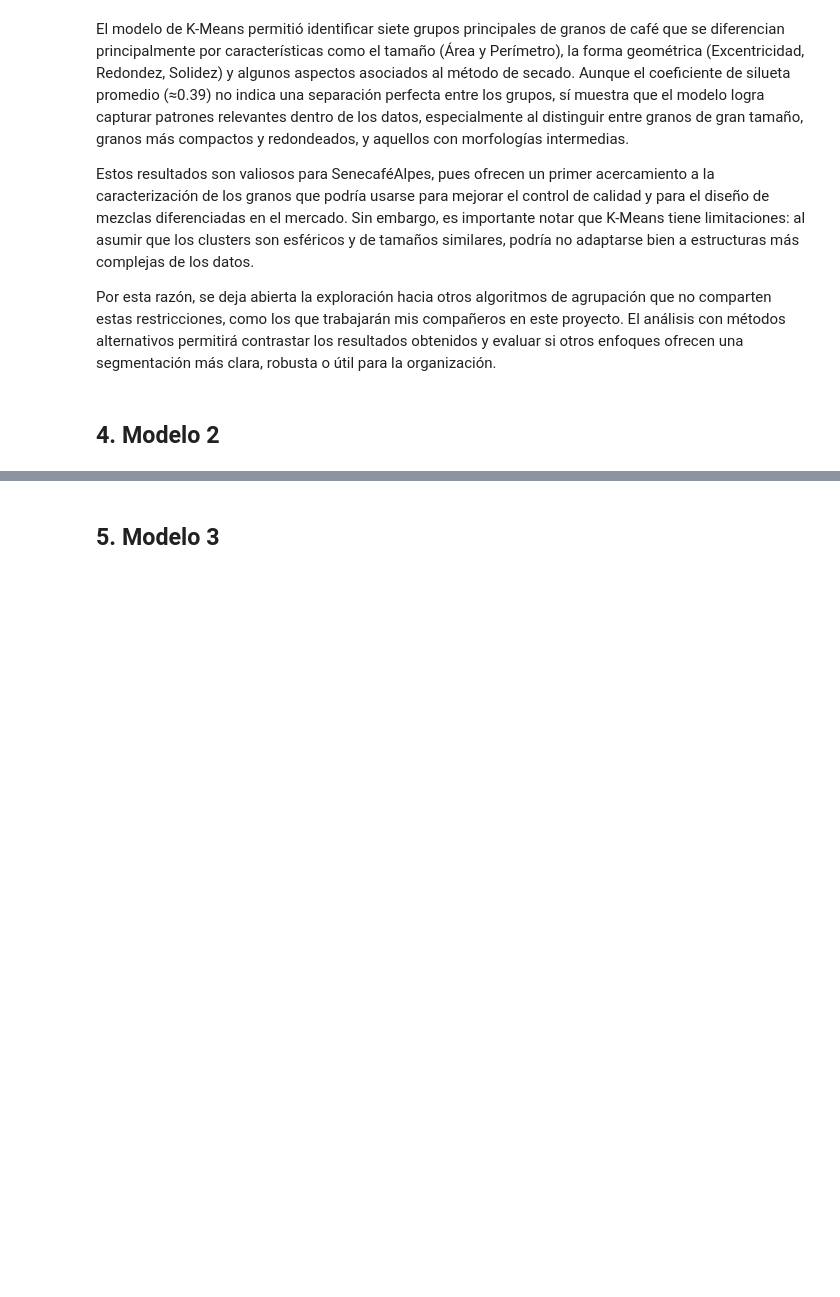
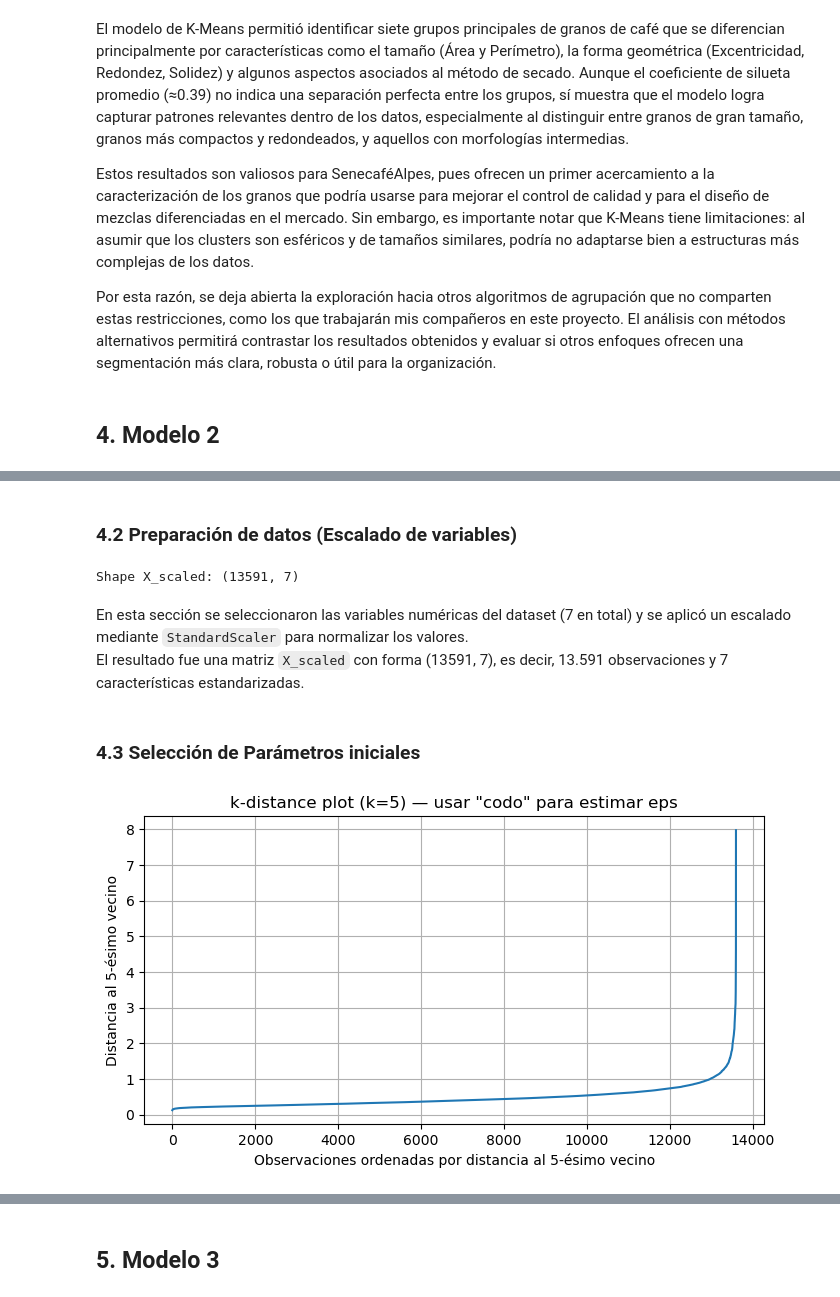
Before and after one commit to aneira3/Laboratorio2_BI, a Jupyter notebook: lab2.ipynb, the cells around one changed output, grey strips where cells are left out. Saved outputs shown, nothing was run; the diff lists cells and outputs as text; code cells hidden in the pictures; blank space fills up the shorter version.

```diff
--- a/lab2.ipynb
+++ b/lab2.ipynb
@@ -468,0 +480,34 @@ Por esta razón, se deja abierta la exploración hacia otros algoritmos de agrup
+# %% [markdown]
+### 4.2 Preparación de datos (Escalado de variables)
+# %%
+num_col = df.select_dtypes(include=["float64", "int64"]).columns.tolist()
+X = df[num_cols].copy()
+# %%
+# --- 2) Escalado ---
+scaler = StandardScaler()
+X_scaled = scaler.fit_transform(X)
+
+print("Shape X_scaled:", X_scaled.shape)
+# %% [output]
+Shape X_scaled: (13591, 7)
+# %% [markdown]
+En esta sección se seleccionaron las variables numéricas del dataset (7 en total) y se aplicó un escalado mediante `StandardScaler` para normalizar los valores.
+El resultado fue una matriz `X_scaled` con forma (13591, 7), es decir, 13.591 observaciones y 7 características estandarizadas.
+# %% [markdown]
+### 4.3 Selección de Parámetros iniciales
+# %%
+# --- 3) Ayuda para escoger eps: k-distance plot (k = min_samples-1) ---
+k = 5
+nbrs = NearestNeighbors(n_neighbors=k).fit(X_scaled)
+distances, indices = nbrs.kneighbors(X_scaled)
+k_distances = np.sort(distances[:, k-1])
+
+plt.figure(figsize=(8,4))
+plt.plot(k_distances)
+plt.xlabel(f'Observaciones ordenadas por distancia al {k}-ésimo vecino')
+plt.ylabel(f'Distancia al {k}-ésimo vecino')
+plt.title(f'k-distance plot (k={k}) — usar "codo" para estimar eps')
+plt.grid(True)
+plt.show()
+# %% [output]
+[figure, added]
```
Also changed, not shown: parts of 18 cells of this notebook.
